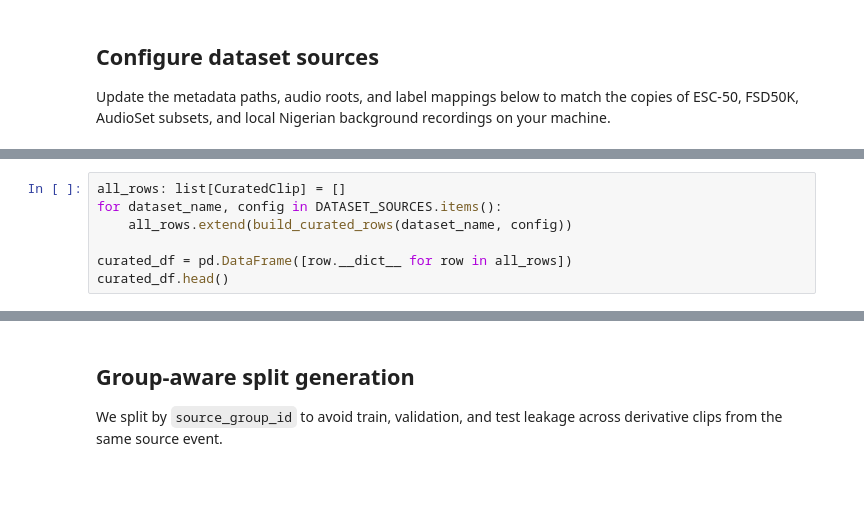
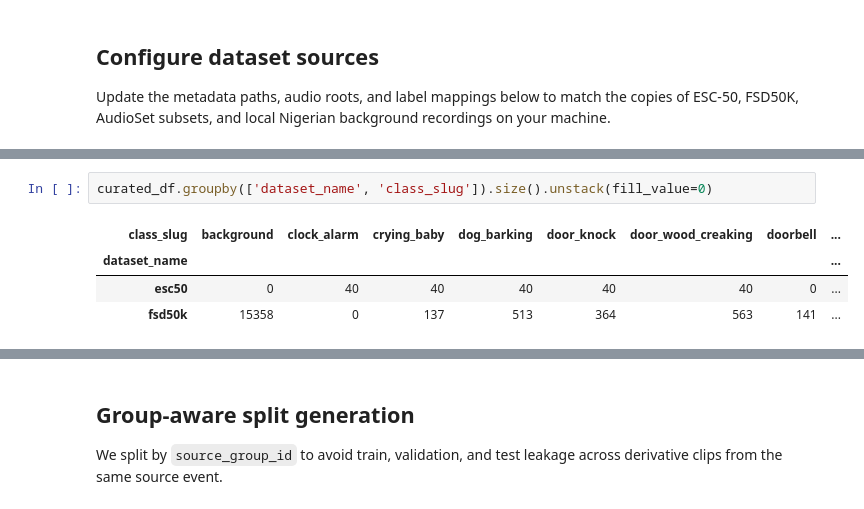
Before and after one commit to oselumeseagbonrofo/SoundPulse, a Jupyter notebook: ml/notebooks/01_dataset_curation_and_manifest.ipynb, the cells around one changed output, grey strips where cells are left out. Saved outputs shown, nothing was run; the diff lists cells and outputs as text; blank space fills up the shorter version.

```diff
--- a/ml/notebooks/01_dataset_curation_and_manifest.ipynb
+++ b/ml/notebooks/01_dataset_curation_and_manifest.ipynb
@@ -169,8 +78,8 @@ def build_curated_rows(dataset_name: str, config: dict[str, Any]) -> list[Curate
 # %%
-all_rows: list[CuratedClip] = []
-for dataset_name, config in DATASET_SOURCES.items():
-    all_rows.extend(build_curated_rows(dataset_name, config))
-
-curated_df = pd.DataFrame([row.__dict__ for row in all_rows])
-curated_df.head()
+curated_df.groupby(['dataset_name', 'class_slug']).size().unstack(fill_value=0)
+# %% [output]
+| class_slug | background | clock_alarm | crying_baby | dog_barking | door_knock | door_wood_creaking | doorbell | ... |
+| dataset_name |  |  |  |  |  |  |  | ... |
+| esc50 | 0 | 40 | 40 | 40 | 40 | 40 | 0 | ... |
+| fsd50k | 15358 | 0 | 137 | 513 | 364 | 563 | 141 | ... |
 # %%
```
Also changed, not shown: parts of 9 cells of this notebook, 37 other files.
